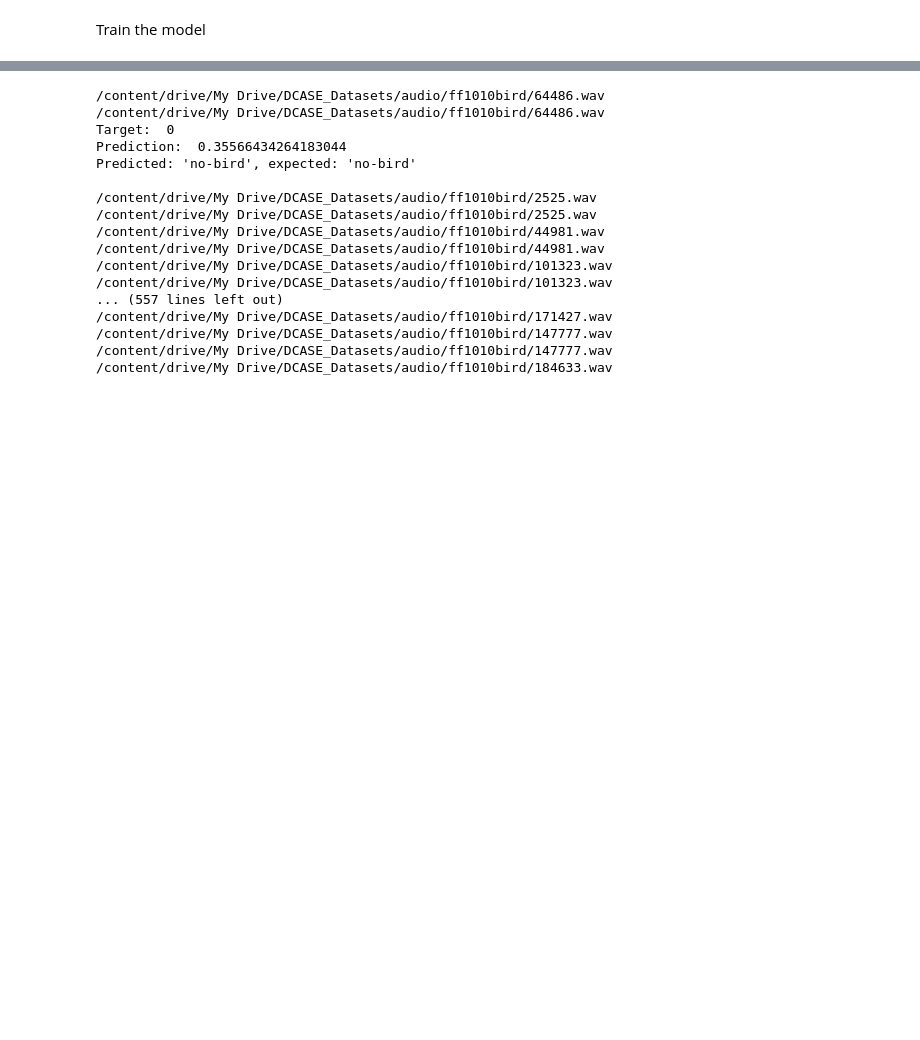
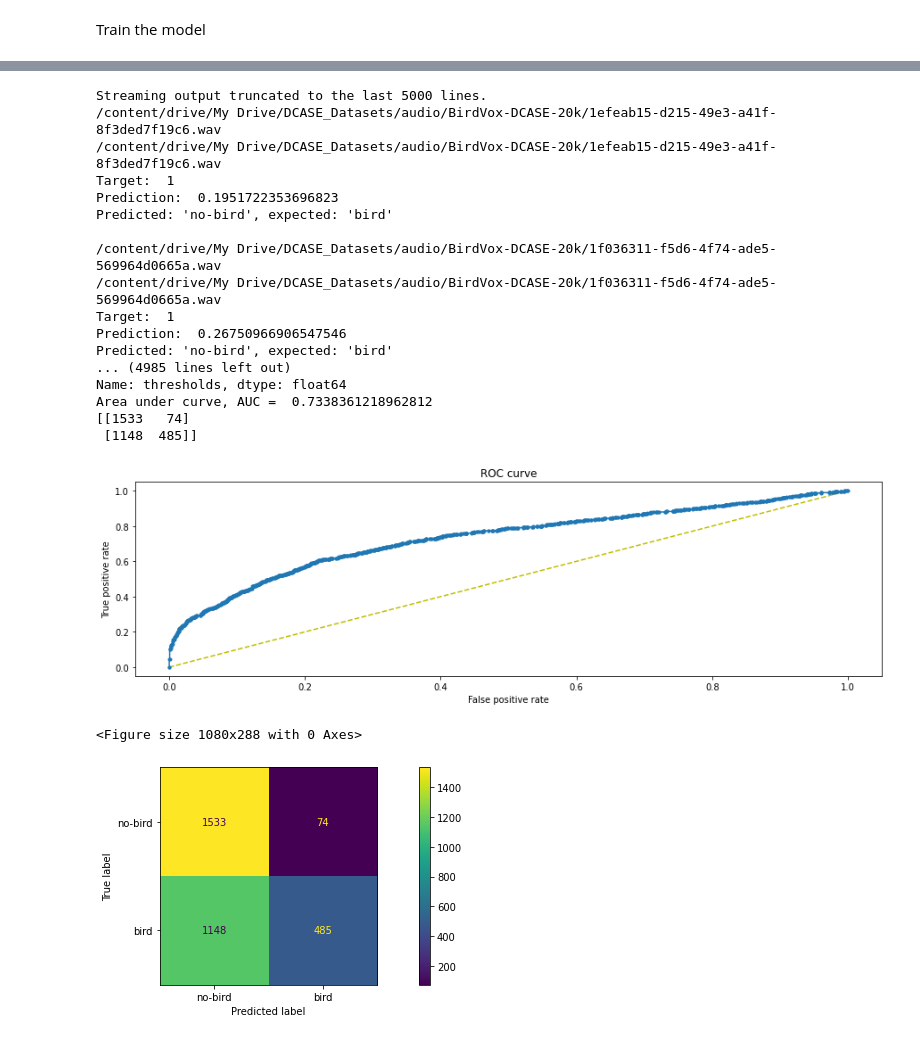
Before and after one commit to edward-h-81/bird_sound_detection, a Jupyter notebook: cnn_pytorch/train_binary_uky_val_conmatrix_fade_sig_repro.ipynb, the cells around one changed output, grey strips where cells are left out. Cells and saved outputs as stored; diff of their text form; code cells hidden in the pictures; blank space fills up the shorter version.

```diff
--- a/cnn_pytorch/train_binary_uky_val_conmatrix_fade_sig_repro.ipynb
+++ b/cnn_pytorch/train_binary_uky_val_conmatrix_fade_sig_repro.ipynb
@@ -1146,7 +1147,7 @@ if __name__ == "__main__":
     t2masking = torchaudio.transforms.TimeMasking(time_mask_param=40)
     fmasking = torchaudio.transforms.FrequencyMasking(freq_mask_param=10)
 
-    dcase = DCASE_Dataset(ANNOTATIONS_freefield,
+    dcase = DCASE_Dataset(ANNOTATIONS_birdvox,
                             AUDIO_DIR,
                             mel_spectrogram,
                             SAMPLE_RATE,
@@ -1169,13 +1170,16 @@ if __name__ == "__main__":
       value = random()
       val_label = random()
 
+      # # test a different sample from the birdvox dataset (more code below!!!)
+      # index = index + 10000
+
       input, target = dcase[index][0], dcase[index][1]
 
 
-      if target == 0:
-        if val_label < 0.667:
-          index += 1
-          continue
+      # if target == 1:
+      #   if val_label < 0.667:
+      #     index += 1
+      #     continue
 
       # if value > 0.5:
       #   input = t1masking(input)
@@ -1204,6 +1208,9 @@ if __name__ == "__main__":
 
       index += 1
       count += 1
+
+      # # test a different sample from the birdvox dataset (more code above!!!!)
+      # index = index - 10000
 
       if target == 1:
         countbird += 1
@@ -1233,46 +1240,49 @@ if __name__ == "__main__":
 
 
     # roc
     fpr, tpr, thresholds = roc_curve(targs, pred_floats)
     # print("fpr: {}, tpr: {}".format(fpr, tpr, pos_label=2))
     plt.figure(1)
     plt.plot([0, 1], [0, 1], 'y--')
     plt.plot(fpr, tpr, marker='.')
     plt.xlabel('False positive rate')
     plt.ylabel('True positive rate')
     plt.title('ROC curve')
     plt.show
 
     i = np.arange(len(tpr))
     roc = pd.DataFrame({'tf' : pd.Series(tpr-(1-fpr), index=i), 'thresholds' : pd.Series(thresholds, index=i)})
     ideal_roc_thresh = roc.iloc[(roc.tf-0).abs().argsort()[:1]]  #Locate the point where the value is close to 0
     print("Ideal threshold is: ", ideal_roc_thresh['thresholds'])
 
     # AUC
     auc_value = auc(fpr, tpr)
     print("Area under curve, AUC = ", auc_value)
 
     # confusion matrix
     cm = confusion_matrix(targs, preds)
     print(cm)
     disp = ConfusionMatrixDisplay(confusion_matrix=cm, display_labels=["no-bird", "bird"])
     plt.figure(2)
     disp.plot(values_format='')
 # %% [output]
-/content/drive/My Drive/DCASE_Datasets/audio/ff1010bird/64486.wav
-/content/drive/My Drive/DCASE_Datasets/audio/ff1010bird/64486.wav
-Target:  0
-Prediction:  0.35566434264183044
-Predicted: 'no-bird', expected: 'no-bird'
+Streaming output truncated to the last 5000 lines.
+/content/drive/My Drive/DCASE_Datasets/audio/BirdVox-DCASE-20k/1efeab15-d215-49e3-a41f-8f3ded7f19c6.wav
+/content/drive/My Drive/DCASE_Datasets/audio/BirdVox-DCASE-20k/1efeab15-d215-49e3-a41f-8f3ded7f19c6.wav
+Target:  1
+Prediction:  0.1951722353696823
+Predicted: 'no-bird', expected: 'bird'
 
-/content/drive/My Drive/DCASE_Datasets/audio/ff1010bird/2525.wav
-/content/drive/My Drive/DCASE_Datasets/audio/ff1010bird/2525.wav
-/content/drive/My Drive/DCASE_Datasets/audio/ff1010bird/44981.wav
-/content/drive/My Drive/DCASE_Datasets/audio/ff1010bird/44981.wav
-/content/drive/My Drive/DCASE_Datasets/audio/ff1010bird/101323.wav
-/content/drive/My Drive/DCASE_Datasets/audio/ff1010bird/101323.wav
-... (557 lines left out)
-/content/drive/My Drive/DCASE_Datasets/audio/ff1010bird/171427.wav
-/content/drive/My Drive/DCASE_Datasets/audio/ff1010bird/147777.wav
-/content/drive/My Drive/DCASE_Datasets/audio/ff1010bird/147777.wav
-/content/drive/My Drive/DCASE_Datasets/audio/ff1010bird/184633.wav
+/content/drive/My Drive/DCASE_Datasets/audio/BirdVox-DCASE-20k/1f036311-f5d6-4f74-ade5-569964d0665a.wav
+/content/drive/My Drive/DCASE_Datasets/audio/BirdVox-DCASE-20k/1f036311-f5d6-4f74-ade5-569964d0665a.wav
+Target:  1
+Prediction:  0.26750966906547546
+Predicted: 'no-bird', expected: 'bird'
+... (4985 lines left out)
+Name: thresholds, dtype: float64
+Area under curve, AUC =  0.7338361218962812
+[[1533   74]
+ [1148  485]]
+[figure, added]
+<Figure size 1080x288 with 0 Axes>
+[figure, added]
```
Also changed, not shown: parts of 4 cells of this notebook, 16 other files.
